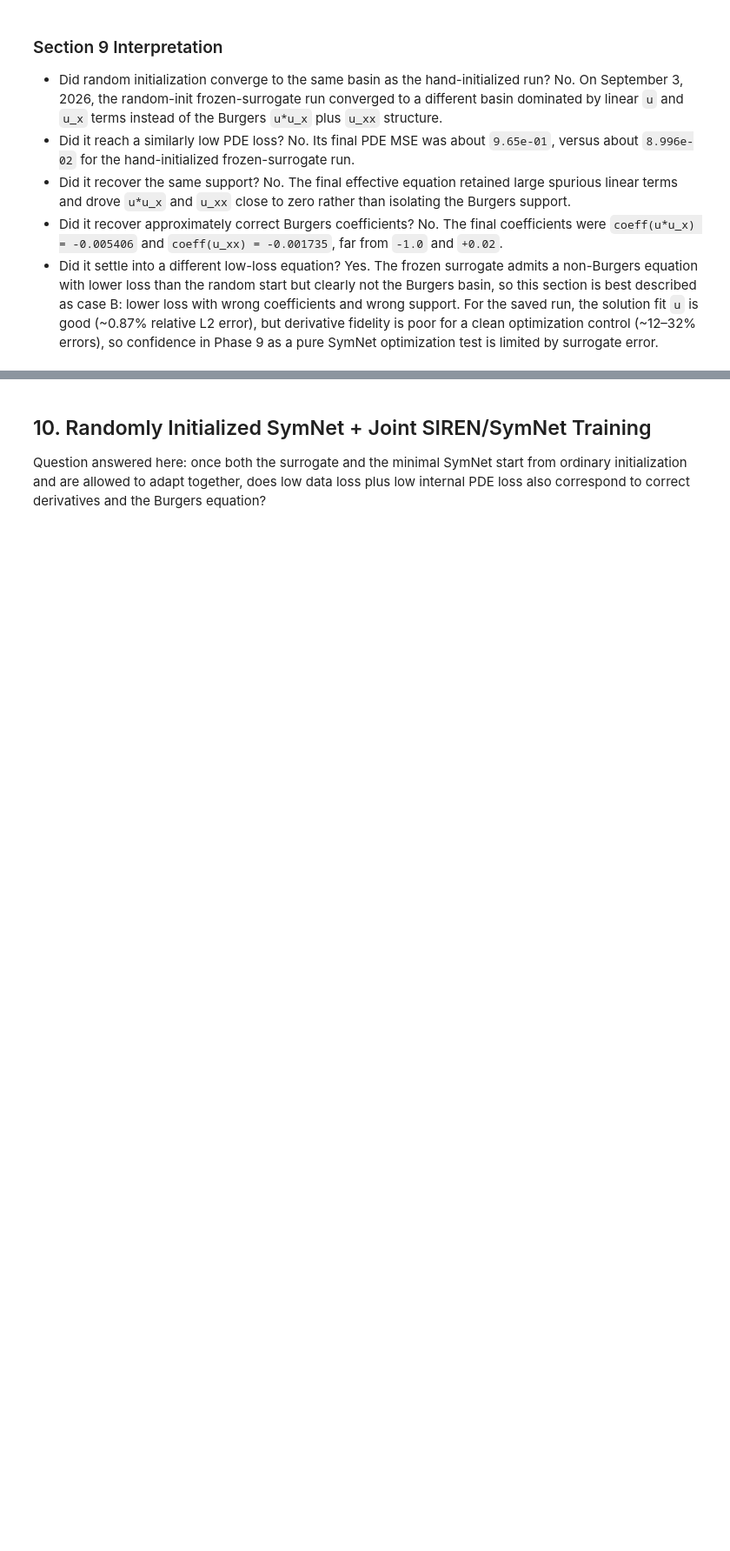
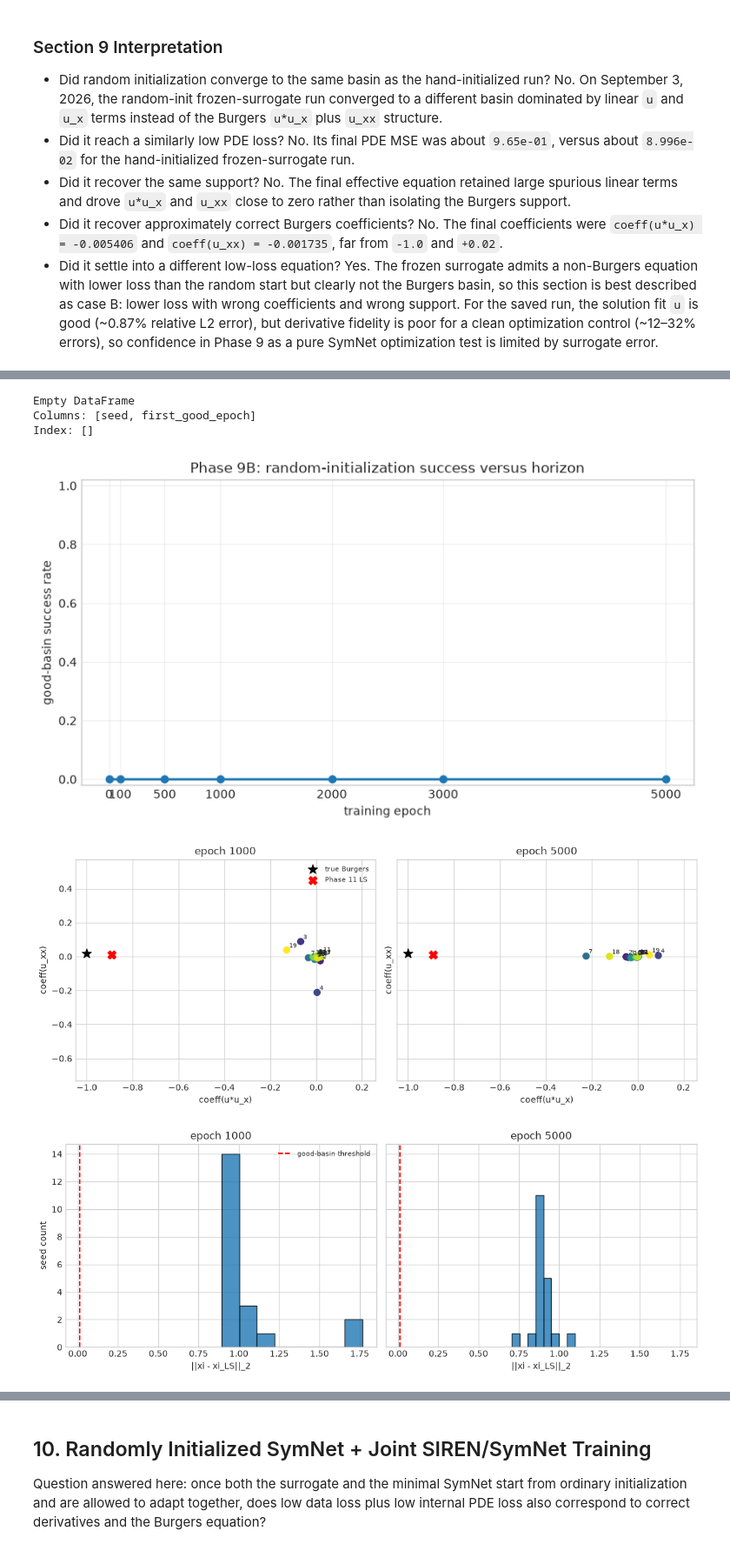
Before and after one commit to ryuFromCaillou/pde_stuff, a Jupyter notebook: notebook/diagnostics/burgers_minimal_discovery_story.ipynb, the cells around one changed output, grey strips where cells are left out. Shown at 87% size. Cells and saved outputs as stored; diff of their text form; code cells hidden in the pictures; blank space fills up the shorter version.

Commit message:
Add Phase 9 random initialization reliability study

```diff
--- a/notebook/diagnostics/burgers_minimal_discovery_story.ipynb
+++ b/notebook/diagnostics/burgers_minimal_discovery_story.ipynb
@@ -1268,0 +1407,76 @@ For the saved run, the solution fit `u` is good (~0.87% relative L2 error), but
+# %%
+# Primary success-rate plot.
+fig, ax = plt.subplots(figsize=(8, 4.5))
+ax.plot(phase9b_aggregate_df["epoch"], phase9b_aggregate_df["success_rate"], "-o", linewidth=2)
+ax.set(xlabel="training epoch", ylabel="good-basin success rate", title="Phase 9B: random-initialization success versus horizon", ylim=(-0.02, 1.02))
+ax.set_xticks(phase9b_checkpoints)
+ax.grid(True, alpha=0.3)
+plt.tight_layout()
+fig.savefig(phase9b_output_dir / "success_rate_vs_epoch.png", dpi=160, bbox_inches="tight")
+plt.show()
+
+# Coefficient-space snapshots with identical limits.
+phase9b_scatter = phase9b_checkpoint_df[phase9b_checkpoint_df["epoch"].isin([1000, 5000])]
+phase9b_x = phase9b_checkpoint_df["xi_u*u_x"].to_numpy()
+phase9b_y = phase9b_checkpoint_df["xi_u_xx"].to_numpy()
+phase9b_xlim = (min(-1.05, phase9b_x.min() - 0.05), max(0.1, phase9b_x.max() + 0.05))
+phase9b_ylim = (min(-0.05, phase9b_y.min() - 0.01), max(0.06, phase9b_y.max() + 0.01))
+fig, axes = plt.subplots(1, 2, figsize=(11, 4.5), sharex=True, sharey=True)
+for phase9b_ax, phase9b_epoch in zip(axes, [1000, 5000]):
+    phase9b_snap = phase9b_scatter[phase9b_scatter["epoch"] == phase9b_epoch]
+    phase9b_ax.scatter(phase9b_snap["xi_u*u_x"], phase9b_snap["xi_u_xx"], c=phase9b_snap["seed"], cmap="viridis", s=55)
+    for _, phase9b_row in phase9b_snap.iterrows(): phase9b_ax.annotate(str(int(phase9b_row["seed"])), (phase9b_row["xi_u*u_x"], phase9b_row["xi_u_xx"]), fontsize=7, xytext=(3,3), textcoords="offset points")
+    phase9b_ax.scatter([-1.0], [0.02], color="black", marker="*", s=130, label="true Burgers")
+    phase9b_ax.scatter([-0.892455], [0.009980], color="red", marker="X", s=95, label="Phase 11 LS")
+    phase9b_ax.set(xlabel="coeff(u*u_x)", ylabel="coeff(u_xx)", title=f"epoch {phase9b_epoch}", xlim=phase9b_xlim, ylim=phase9b_ylim)
+axes[0].legend(loc="best", fontsize=8)
+plt.tight_layout()
+fig.savefig(phase9b_output_dir / "coefficient_scatter_1000_5000.png", dpi=160, bbox_inches="tight")
+plt.show()
+
+# LS-distance distributions.
+fig, axes = plt.subplots(1, 2, figsize=(11, 4.2), sharex=True, sharey=True)
+for phase9b_ax, phase9b_epoch in zip(axes, [1000, 5000]):
+    phase9b_values = phase9b_scatter.loc[phase9b_scatter["epoch"] == phase9b_epoch, "xi_dist_to_ls"]
+    phase9b_ax.hist(phase9b_values, bins=8, alpha=0.8, edgecolor="black")
+    phase9b_ax.axvline(phase9b_good_xi_threshold, color="red", linestyle="--", label="good-basin threshold")
+    phase9b_ax.set(xlabel="||xi - xi_LS||_2", title=f"epoch {phase9b_epoch}")
+axes[0].set_ylabel("seed count")
+axes[0].legend(fontsize=8)
+plt.tight_layout()
+fig.savefig(phase9b_output_dir / "xi_distance_distributions.png", dpi=160, bbox_inches="tight")
+plt.show()
+
+# Automatically selected best, median, and worst final seeds.
+phase9b_ordered = phase9b_summary_df.sort_values("final_xi_dist_to_LS").reset_index(drop=True)
+phase9b_representative = {
+    "best final": int(phase9b_ordered.iloc[0]["seed"]),
+    "median final": int(phase9b_ordered.iloc[len(phase9b_ordered) // 2]["seed"]),
+    "worst final": int(phase9b_ordered.iloc[-1]["seed"]),
+}
+fig, axes = plt.subplots(2, 2, figsize=(12, 8), sharex=True)
+for phase9b_label, phase9b_seed in phase9b_representative.items():
+    phase9b_history = phase9b_histories[phase9b_seed]
+    axes[0, 0].plot(phase9b_history["epoch"], phase9b_history["pde_mse"], label=f"{phase9b_label} (seed {phase9b_seed})")
+    axes[0, 1].plot(phase9b_history["epoch"], phase9b_history["xi_u*u_x"], label=phase9b_label)
+    axes[1, 0].plot(phase9b_history["epoch"], phase9b_history["xi_u_xx"], label=phase9b_label)
+    axes[1, 1].plot(phase9b_history["epoch"], phase9b_history["xi_dist_to_ls"], label=phase9b_label)
+axes[0, 0].set_yscale("log")
+axes[1, 1].set_yscale("log")
+axes[0, 0].set_ylabel("PDE MSE"); axes[0, 1].set_ylabel("coeff(u*u_x)")
+axes[1, 0].set_ylabel("coeff(u_xx)"); axes[1, 1].set_ylabel("||xi - xi_LS||_2")
+for phase9b_ax in axes.flat: phase9b_ax.set_xlabel("epoch"); phase9b_ax.legend(fontsize=8)
+fig.suptitle("Phase 9B: representative continuous trajectories")
+plt.tight_layout()
+fig.savefig(phase9b_output_dir / "representative_trajectories.png", dpi=160, bbox_inches="tight")
+plt.show()
+
+phase9b_first_passage = phase9b_summary_df[phase9b_summary_df["ever_reached_good_basin"]][["seed", "first_good_epoch"]]
+display(phase9b_first_passage.sort_values("first_good_epoch"))
+# %% [output]
+Empty DataFrame
+Columns: [seed, first_good_epoch]
+Index: []
+[figure, added]
+[figure, added]
+[figure, added]
```
Also changed, not shown: parts of 4 cells of this notebook, 28 other files.
